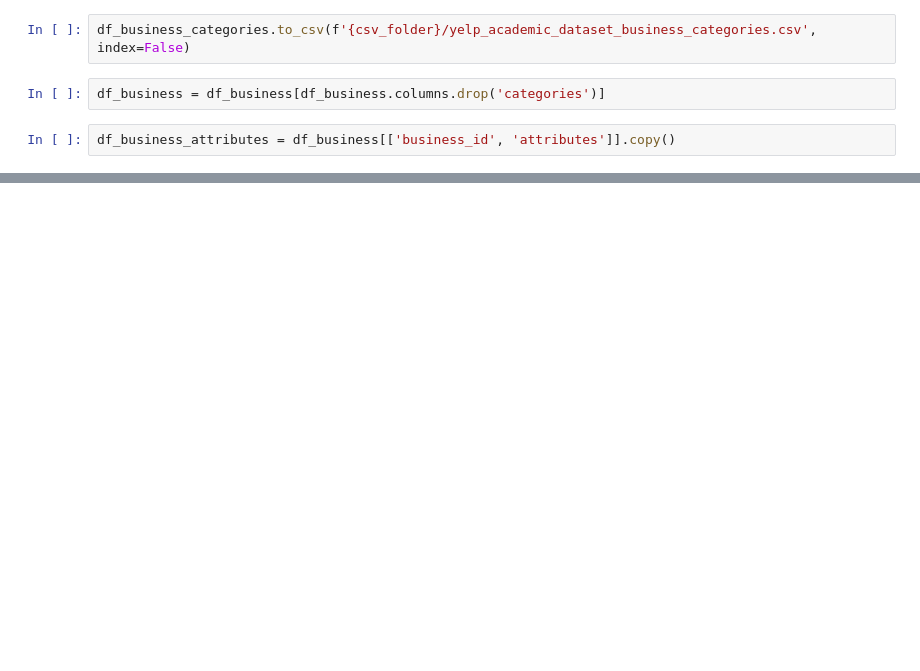
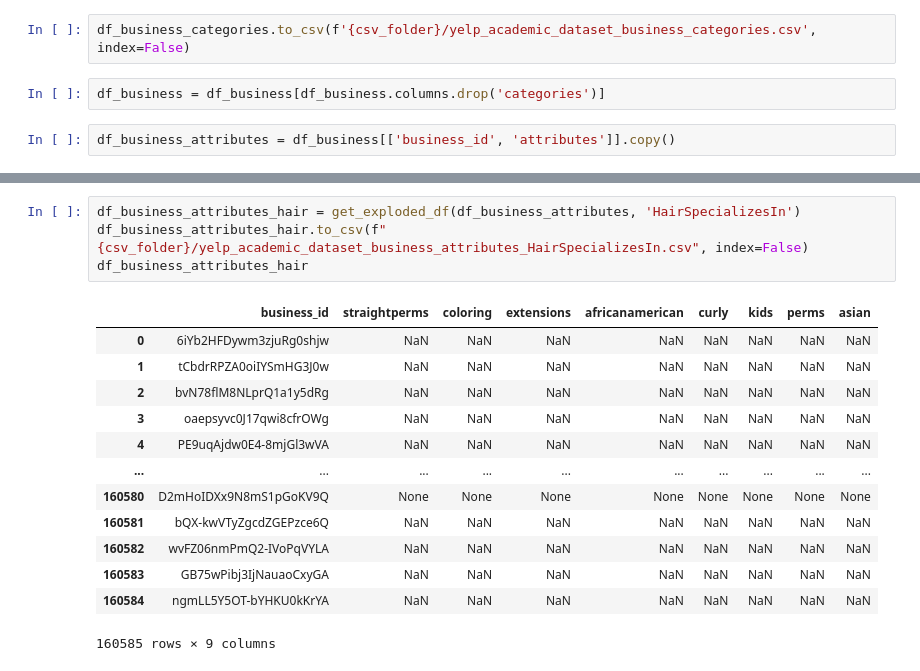
Before and after one commit to connie-ho/data-bites, a Jupyter notebook: Data_Exploration.ipynb, the cells around one changed output, grey strips where cells are left out. Drawn from its saved outputs; the diff is of its cells as text; blank space fills up the shorter version.

```diff
--- a/Data_Exploration.ipynb
+++ b/Data_Exploration.ipynb
@@ -340,0 +386,18 @@ Name: BusinessParking, dtype: object
+# %%
+df_business_attributes_hair = get_exploded_df(df_business_attributes, 'HairSpecializesIn')
+df_business_attributes_hair.to_csv(f"{csv_folder}/yelp_academic_dataset_business_attributes_HairSpecializesIn.csv", index=False)
+df_business_attributes_hair
+# %% [output]
+|  | business_id | straightperms | coloring | extensions | africanamerican | curly | kids | perms | asian |
+| 0 | 6iYb2HFDywm3zjuRg0shjw | NaN | NaN | NaN | NaN | NaN | NaN | NaN | NaN |
+| 1 | tCbdrRPZA0oiIYSmHG3J0w | NaN | NaN | NaN | NaN | NaN | NaN | NaN | NaN |
+| 2 | bvN78flM8NLprQ1a1y5dRg | NaN | NaN | NaN | NaN | NaN | NaN | NaN | NaN |
+| 3 | oaepsyvc0J17qwi8cfrOWg | NaN | NaN | NaN | NaN | NaN | NaN | NaN | NaN |
+| 4 | PE9uqAjdw0E4-8mjGl3wVA | NaN | NaN | NaN | NaN | NaN | NaN | NaN | NaN |
+| ... | ... | ... | ... | ... | ... | ... | ... | ... | ... |
+| 160580 | D2mHoIDXx9N8mS1pGoKV9Q | None | None | None | None | None | None | None | None |
+| 160581 | bQX-kwVTyZgcdZGEPzce6Q | NaN | NaN | NaN | NaN | NaN | NaN | NaN | NaN |
+| 160582 | wvFZ06nmPmQ2-IVoPqVYLA | NaN | NaN | NaN | NaN | NaN | NaN | NaN | NaN |
+| 160583 | GB75wPibj3IjNauaoCxyGA | NaN | NaN | NaN | NaN | NaN | NaN | NaN | NaN |
+| 160584 | ngmLL5Y5OT-bYHKU0kKrYA | NaN | NaN | NaN | NaN | NaN | NaN | NaN | NaN |
+160585 rows × 9 columns
```
Also changed, not shown: parts of 41 cells of this notebook.
